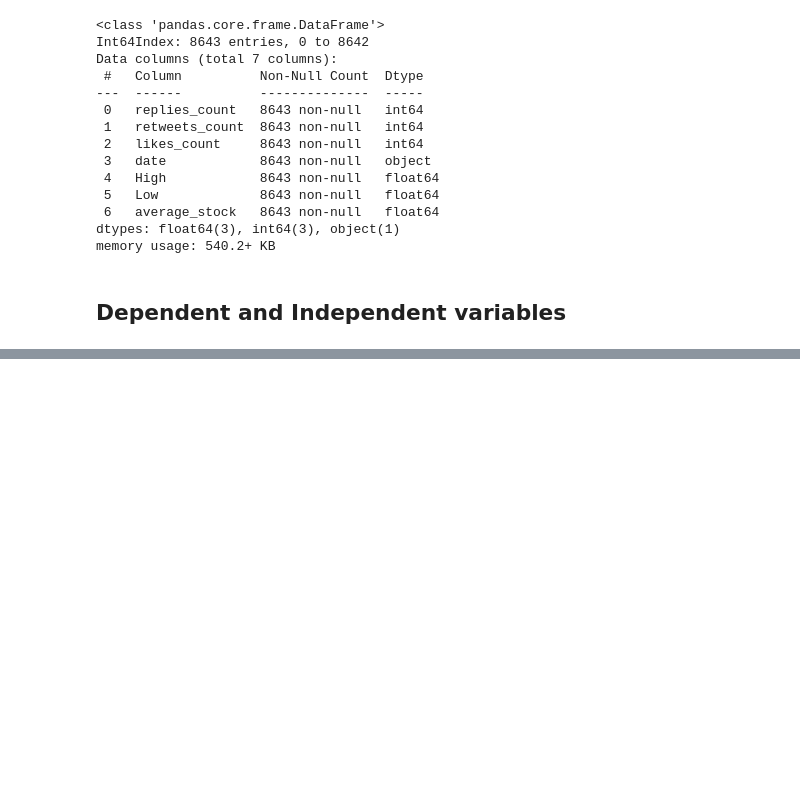
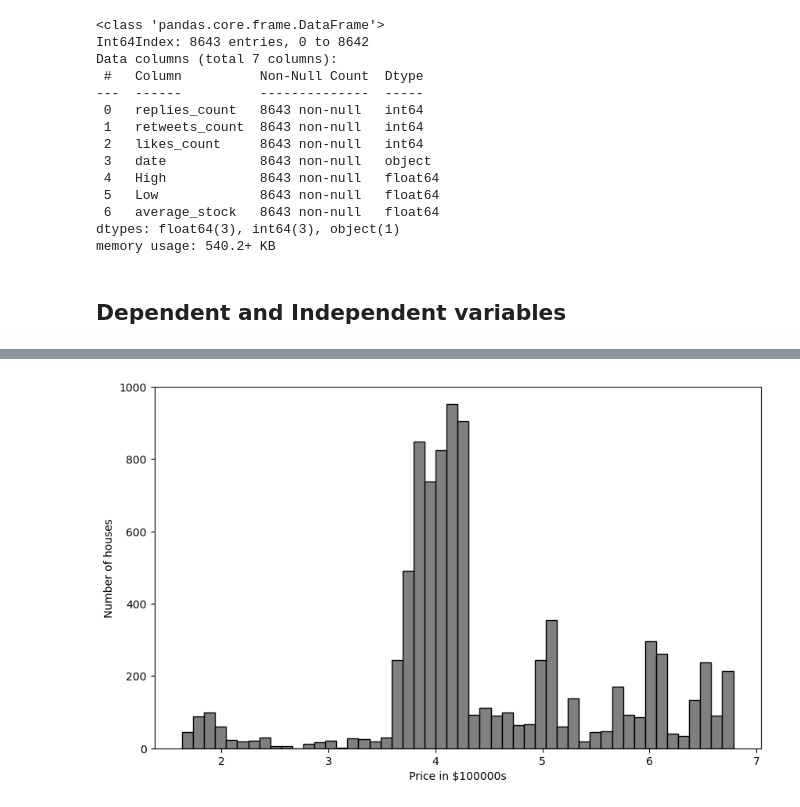
Before and after one commit to epicYellow/ElonMusk-TeslaPrediction, a Jupyter notebook: ElonMusk_TeslaStock_InteractionPrediction.ipynb, the cells around one changed output, grey strips where cells are left out. Saved outputs shown, nothing was run; the diff lists cells and outputs as text; code cells hidden in the pictures; blank space fills up the shorter version.

```diff
--- a/ElonMusk_TeslaStock_InteractionPrediction.ipynb
+++ b/ElonMusk_TeslaStock_InteractionPrediction.ipynb
@@ -133,0 +221,2 @@ x = DataFrame(data_merged, columns=['replies_count', 'retweets_count', 'likes_co
+# %%
+y_log = np.log(data_merged["average_stock"])
@@ -133,0 +232,8 @@ x = DataFrame(data_merged, columns=['replies_count', 'retweets_count', 'likes_co
+# %%
+plt.figure(figsize=(10,6))
+plt.hist(y_log, bins=50, ec='black', color='gray')
+plt.xlabel("Price in $100000s")
+plt.ylabel('Number of houses')
+plt.show()
+# %% [output]
+[figure, added]
```
Also changed, not shown: parts of 19 cells of this notebook, 1 other file.
